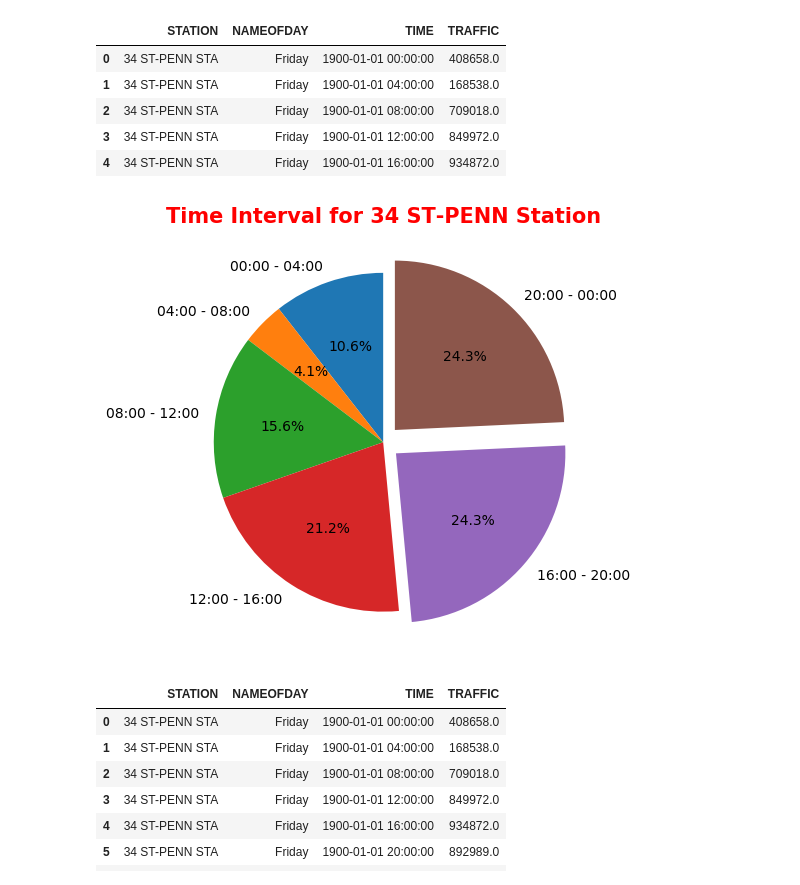
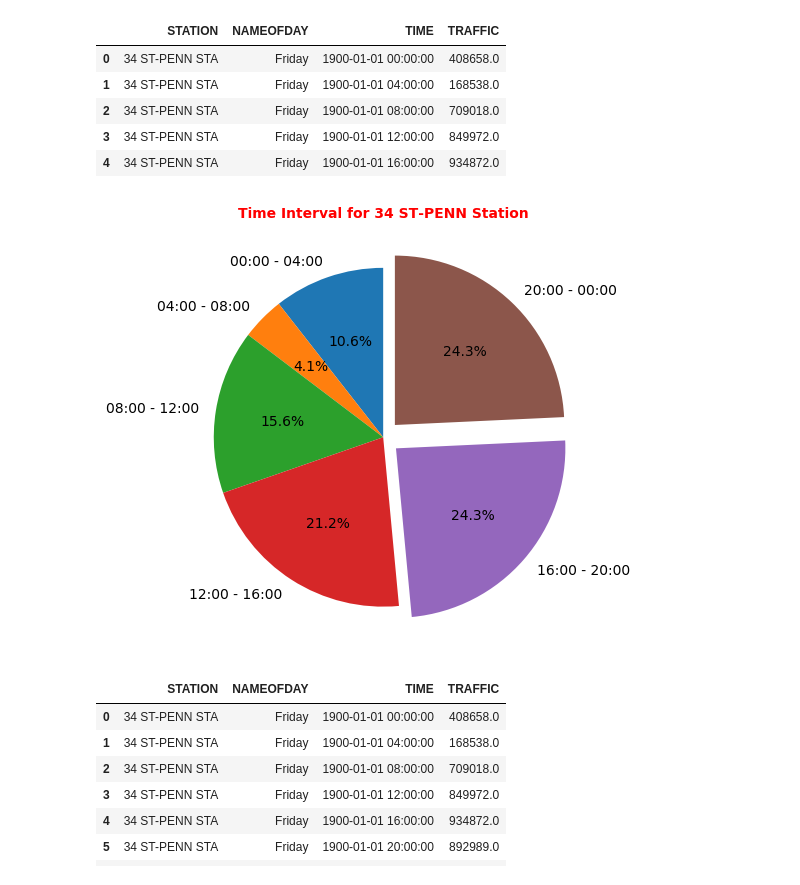
Before and after one commit to yalinyener/EDA-MTA-Turnstile, a Jupyter notebook: ExploratoryDataAnalysis(EDA)ofMTA_TurnstileData.ipynb, the cells around one changed output. Drawn from its saved outputs; the diff is of its cells as text; code cells hidden in the pictures.

```diff
--- a/ExploratoryDataAnalysis(EDA)ofMTA_TurnstileData.ipynb
+++ b/ExploratoryDataAnalysis(EDA)ofMTA_TurnstileData.ipynb
@@ -848,15 +848,15 @@ rounded_day_time.head()
 # %%
 plt.style.use('seaborn-notebook')
 fig1, ax1 = plt.subplots()
 time = '00:00 - 04:00', '04:00 - 08:00', '08:00 - 12:00', '12:00 - 16:00','16:00 - 20:00','20:00 - 00:00'
 traffic = [2640492.0, 1027607.0, 3911037.0, 5288291.0,6061954.0,6061954.0]
 explode = (0, 0, 0, 0, 0.1 ,0.1)
 ax1.pie(traffic, explode=explode, labels=time, autopct='%1.1f%%', startangle=90)
-plt.title("Time Interval for 34 ST-PENN Station", weight="bold", c="red", fontsize=15)
+plt.title("Time Interval for 34 ST-PENN Station", weight="bold", c="red", fontsize=10)
 plt.savefig('images/05_TimeIntervalforTop1BusiestStationPieChart.png', dpi=200)
 plt.show()
 # %% [output]
-[figure, old version]
+[figure, new version]
 # %%
 rounded_day_time.head(10)
 # %% [output]
```
Also changed, not shown: parts of 1 cell of this notebook.
